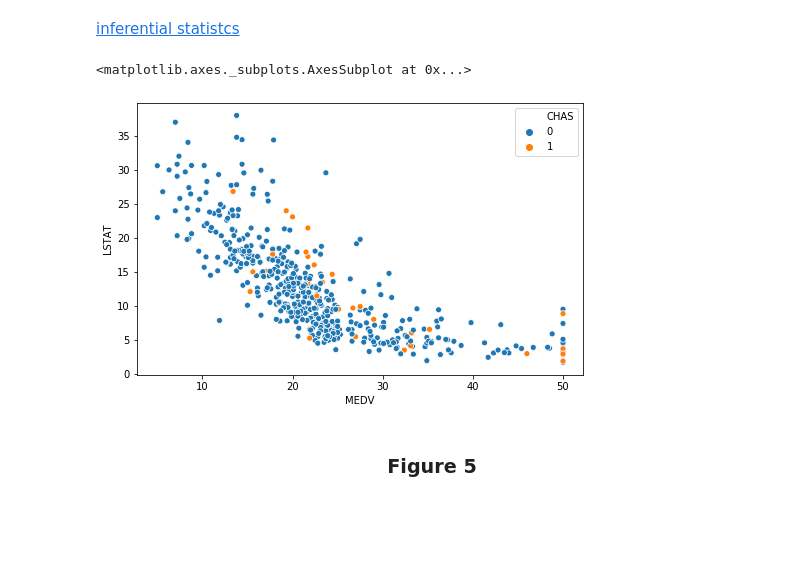
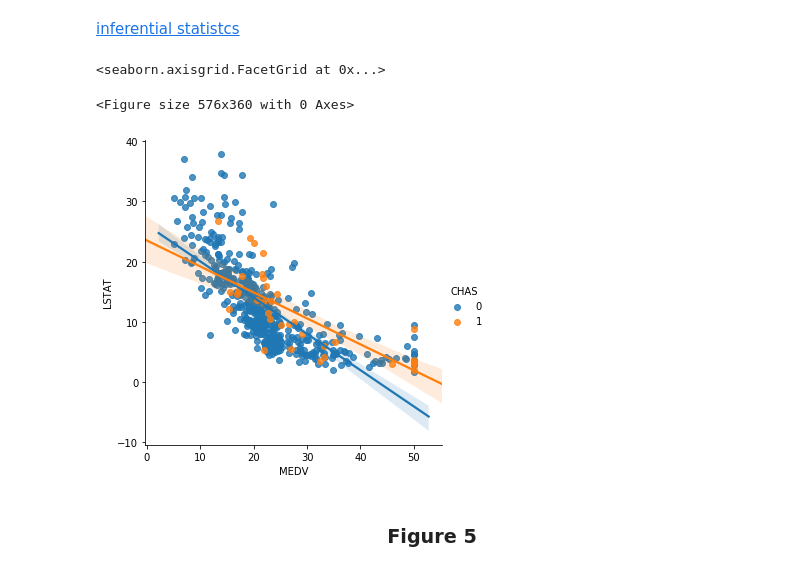
Before and after one commit to G00364778/52954_Assesment_Machine_Learning_and_Statistics, a Jupyter notebook: Boston_House_Price_Analyses.ipynb, the cells around one changed output. Saved outputs shown, nothing was run; the diff lists cells and outputs as text; code cells hidden in the pictures; blank space fills up the shorter version.

```diff
--- a/Boston_House_Price_Analyses.ipynb
+++ b/Boston_House_Price_Analyses.ipynb
@@ -182,10 +154,12 @@ sns.heatmap(cor, mask=mask, xticklabels=cor.columns.values,
 # %% [markdown]
 [inferential statistcs](#Statistics)
 # %%
+#df2=df[df['MEDV']<50]
 pl.figure(figsize=(8,5))
-sns.scatterplot(data=df,x='MEDV',y='LSTAT', hue='CHAS')
+sns.lmplot(data=df,x='MEDV',y='LSTAT', hue='CHAS')
 # %% [output]
-<matplotlib.axes._subplots.AxesSubplot at 0x...>
+<seaborn.axisgrid.FacetGrid at 0x...>
+<Figure size 576x360 with 0 Axes>
-[figure, old version]
+[figure, new version]
 # %% [markdown]
 ### <center>Figure 5</center>
```
Also changed, not shown: parts of 49 cells of this notebook.
